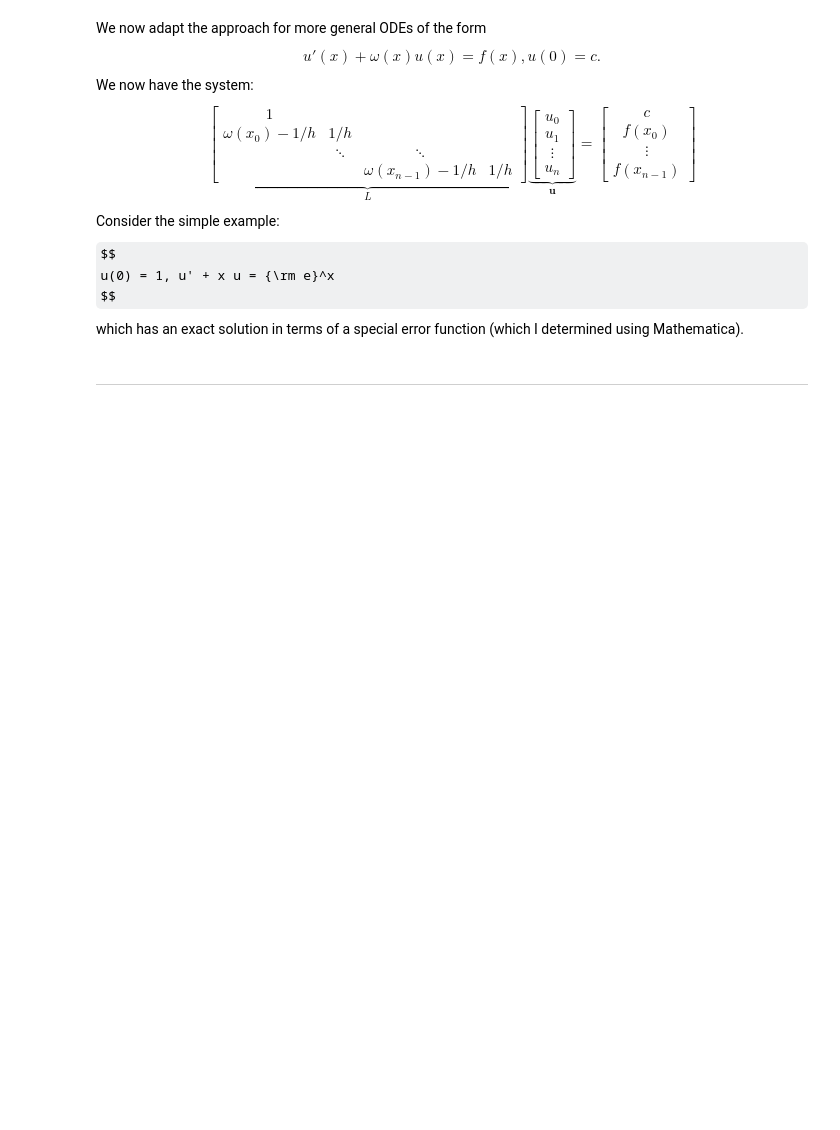
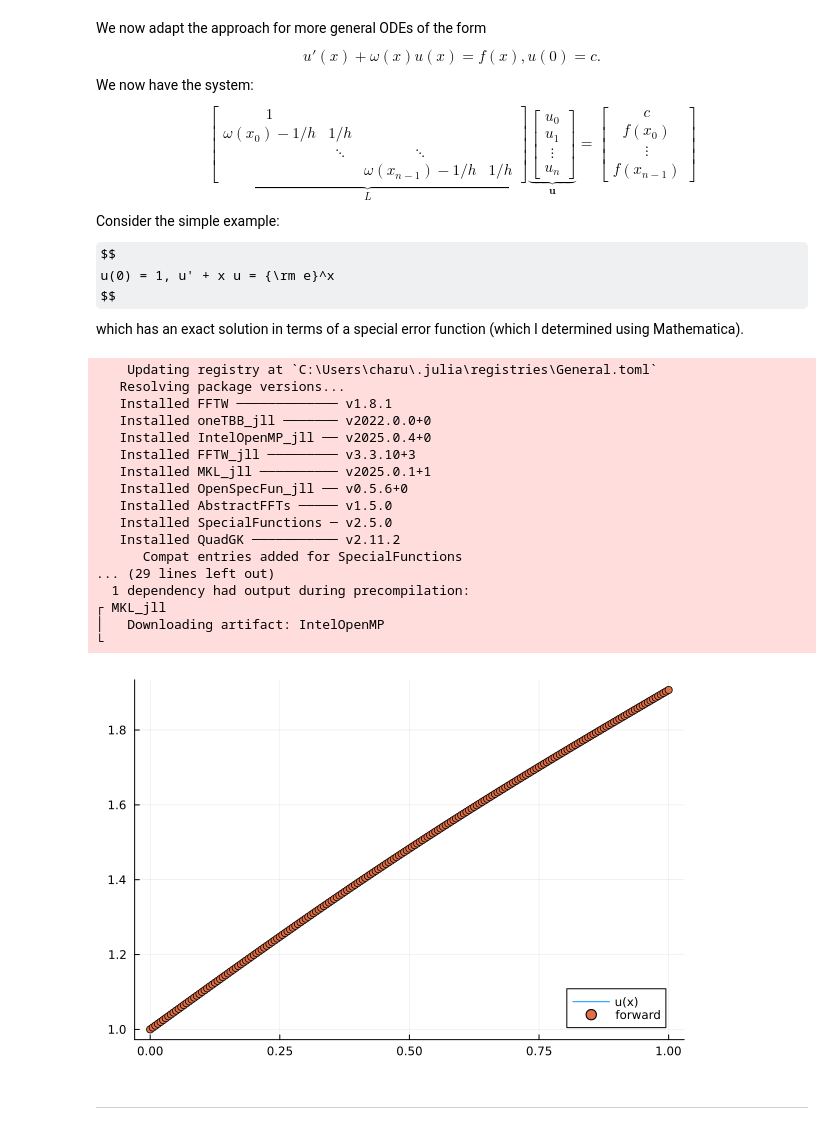
Before and after one commit to LatvianGoatbit/MATH50003NumericalAnalysis, a Jupyter notebook: labs/lab7.ipynb, the cells around one changed output. Saved outputs shown, nothing was run; the diff lists cells and outputs as text; code cells hidden in the pictures; some formulas as TeX source; blank space fills up the shorter version.

```diff
--- a/labs/lab7.ipynb
+++ b/labs/lab7.ipynb
@@ -435,24 +538,46 @@ Consider the simple example:
  which has an exact solution in terms of a special error function
  (which I determined using Mathematica).
 # %%
+import Pkg
+Pkg.add("SpecialFunctions")
+
 using SpecialFunctions
 c = 1
 ω = x -> x
 n = 200
 x = range(0, 1; length=n+1)
 # exact solution, found in Mathematica
 u = x -> -(1/2)*exp(-(1+x^2)/2)*(-2sqrt(ℯ) + sqrt(2π)erfi(1/sqrt(2)) - sqrt(2π)erfi((1 + x)/sqrt(2)))
 
 h = step(x)
 L = Bidiagonal([1; fill(1/h, n)], ω.(x[1:end-1]) .- 1/h, :L)
 
 𝐛 = [c; exp.(x[1:end-1])]
 𝐮 = L \ 𝐛
 
 plot(x, u.(x); label="u(x)", legend=:bottomright)
 scatter!(x, 𝐮; label="forward")
 
 # We see that it is converging to the true result.
+# %% [output]
+    Updating registry at `C:\Users\charu\.julia\registries\General.toml`
+   Resolving package versions...
+   Installed FFTW ───────────── v1.8.1
+   Installed oneTBB_jll ─────── v2022.0.0+0
+   Installed IntelOpenMP_jll ── v2025.0.4+0
+   Installed FFTW_jll ───────── v3.3.10+3
+   Installed MKL_jll ────────── v2025.0.1+1
+   Installed OpenSpecFun_jll ── v0.5.6+0
+   Installed AbstractFFTs ───── v1.5.0
+   Installed SpecialFunctions ─ v2.5.0
+   Installed QuadGK ─────────── v2.11.2
+      Compat entries added for SpecialFunctions
+... (29 lines left out)
+  1 dependency had output during precompilation:
+┌ MKL_jll
+│   Downloading artifact: IntelOpenMP
+└
+[figure, added]
 # %% [markdown]
 ----
 # %% [markdown]
```
Also changed, not shown: parts of 17 cells of this notebook, 1 other file.
